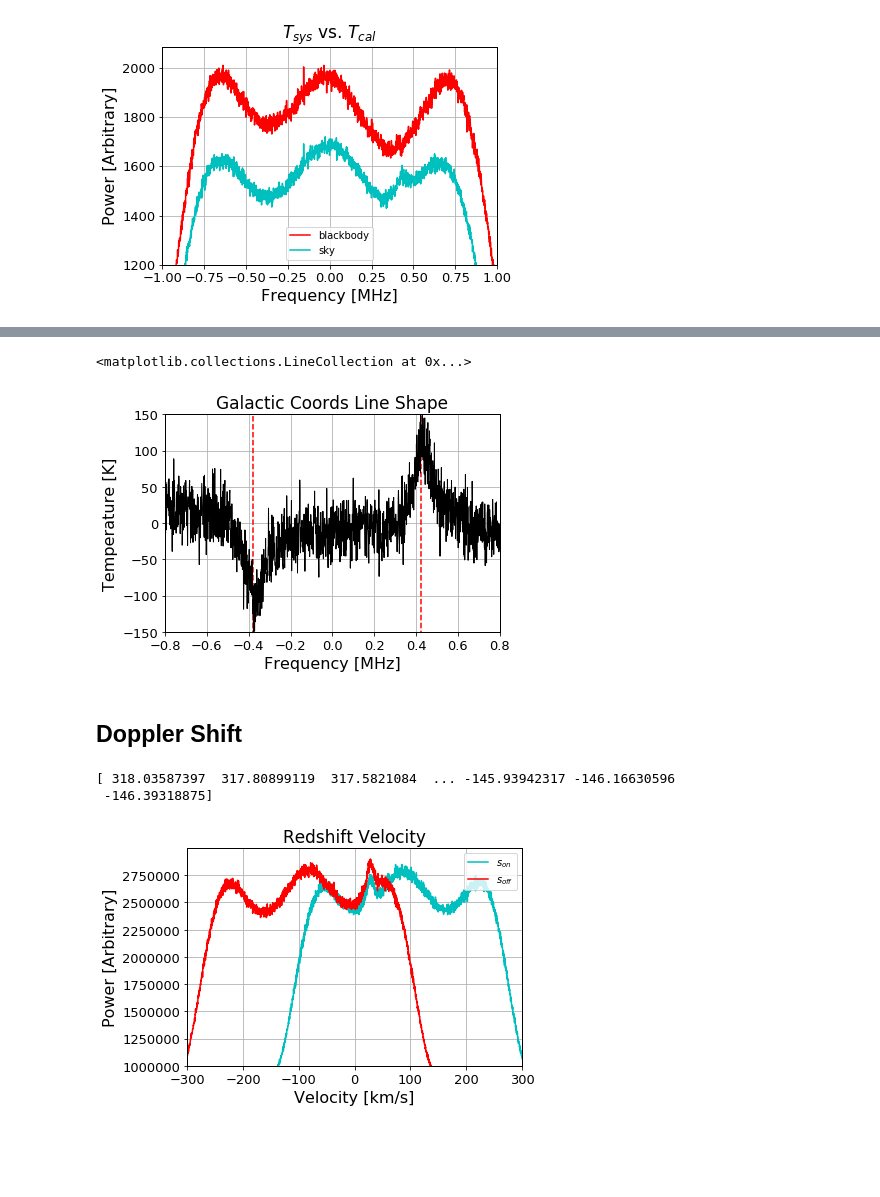
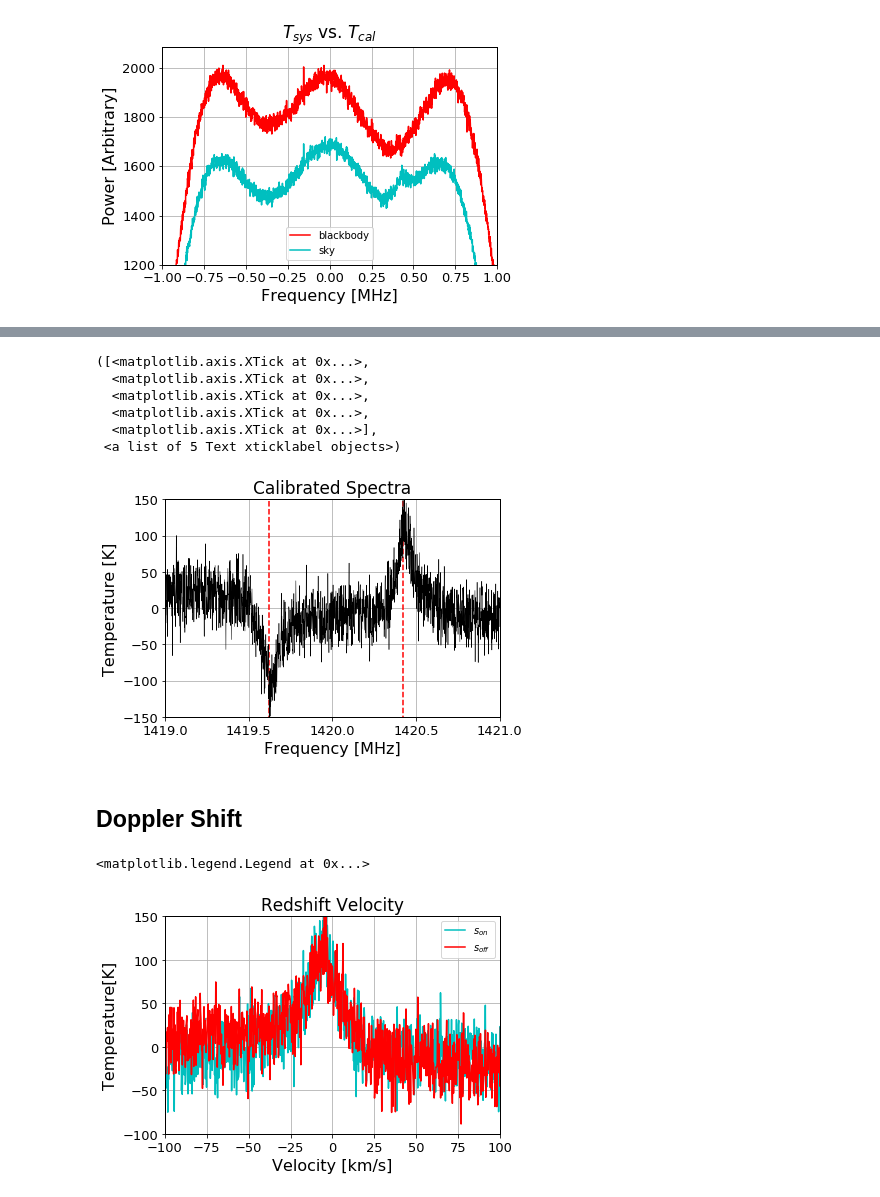
Before and after one commit to James11222/radiolab_repo, a Jupyter notebook: lab2/Emily/lab2.ipynb, the cells around one changed output, grey strips where cells are left out. Drawn from its saved outputs; the diff is of its cells as text; code cells hidden in the pictures; blank space fills up the shorter version.

Commit message:
crab 3 hour data

```diff
--- a/lab2/Emily/lab2.ipynb
+++ b/lab2/Emily/lab2.ipynb
@@ -406,41 +470,51 @@ G = 1653.9821458444558
 # %%
+s_on_g_smooth = calc_avg_power_fft(data_on_g.reshape((-1, 256)))
+s_off_g_smooth = calc_avg_power_fft(data_off_g.reshape((-1, 256)))
 sline_g = s_on_g / s_off_g
-plt.plot(freq, (sline_g - np.median(sline_g)) * G, color='black',lw=1)
+freq = calc_freq(2048, 2.2)
+plt.plot(freq + 1420, (sline_g - np.median(sline_g)) * G, color='black',lw=.5)
 # plt.legend()
-plt.title('Galactic Coords Line Shape')
+plt.title('Calibrated Spectra')
 plt.xlabel('Frequency [MHz]')
 plt.ylabel('Temperature [K]')
 plt.ylim(-150,150)
-plt.xlim(-0.8, 0.8)
-plt.vlines(freq[np.argmin(sline_g)], -200,200, color='red', linestyle='--')
-plt.vlines(freq[np.argmax(sline_g)], -200,200, color='red', linestyle='--')
+plt.xlim(1419, 1421)
+plt.vlines(freq[np.argmin(sline_g)] + 1420, -200,200, color='red', linestyle='--')
+plt.vlines(freq[np.argmax(sline_g)] + 1420, -200,200, color='red', linestyle='--')
+plt.xticks([1419, 1419.5, 1420, 1420.5, 1421])
 # %% [output]
-<matplotlib.collections.LineCollection at 0x...>
+([<matplotlib.axis.XTick at 0x...>,
+  <matplotlib.axis.XTick at 0x...>,
+  <matplotlib.axis.XTick at 0x...>,
+  <matplotlib.axis.XTick at 0x...>,
+  <matplotlib.axis.XTick at 0x...>],
+ <a list of 5 Text xticklabel objects>)
-[figure, old version]
+[figure, new version]
 # %% [markdown]
 ## Doppler Shift
 # %%
 c = 3 * 10**5 # km/s
 nu0 = 1420.4058
 v_on = -c * (freq + 1420 - nu0) / nu0
 v_off = -c * (freq + 1420.8 - nu0) / nu0
-plt.plot(v_on, s_on * G, color='c', label='$s_{on}$')
-plt.plot(v_off, s_off * G, color='red', label='$s_{off}$')
-plt.ylim(1000000,)
-plt.xlim(-300,300)
-doppler_v = v_off[np.argmax(s_off[:800])]
+plt.plot(v_on, (sline_g - np.median(sline_g)) * G, color='c', label='$s_{on}$')
+plt.plot(v_off, -(sline_g - np.median(sline_g)) * G, color='red', label='$s_{off}$')
+# plt.ylim(1000000,)
+# plt.xlim(-300,300)
+doppler_v = v_off[np.argmax(s_off_g[:80])]
 # plt.plot(s_off[800:])
-plt.vlines(doppler_v, 200, 1600, color='gray', linestyle='--')
+plt.vlines(doppler_v - 10, -300, 300, color='gray', linestyle='--')
 # np.argmax(s_off[1200:])
+plt.xlim(-100,100)
+plt.ylim(-100, 150)
 plt.xlabel('Velocity [km/s]')
 plt.ylabel('Temperature[K]')
 plt.title('Redshift Velocity')
 plt.legend(loc='upper right')
-print(v_on)
+# print(v_on)
 # %% [output]
-[ 318.03587397  317.80899119  317.5821084  ... -145.93942317 -146.16630596
- -146.39318875]
+<matplotlib.legend.Legend at 0x...>
-[figure, old version]
+[figure, new version]
 # %%
 correction = 17.004
 # doppler_v -
```
Also changed, not shown: parts of 22 cells of this notebook.
